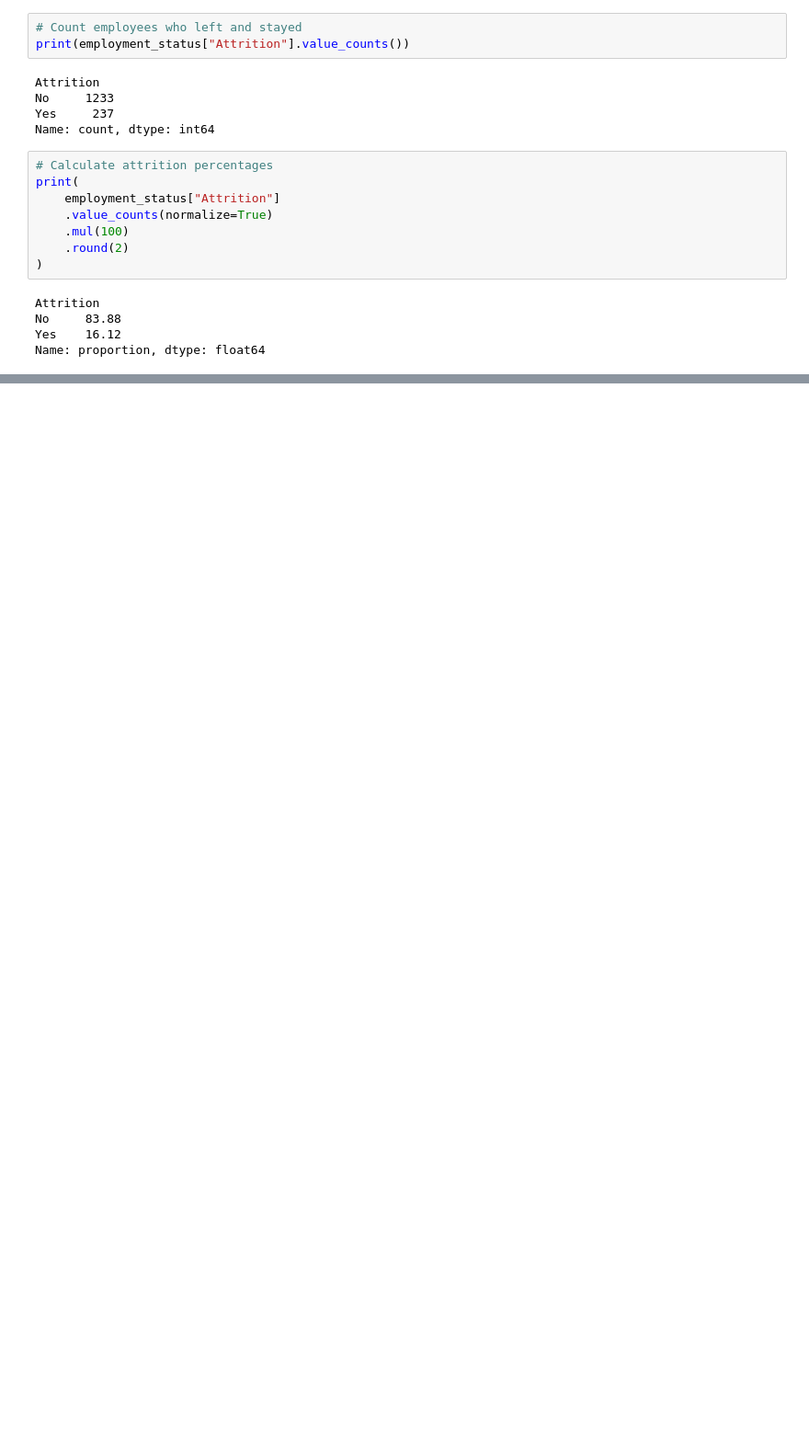
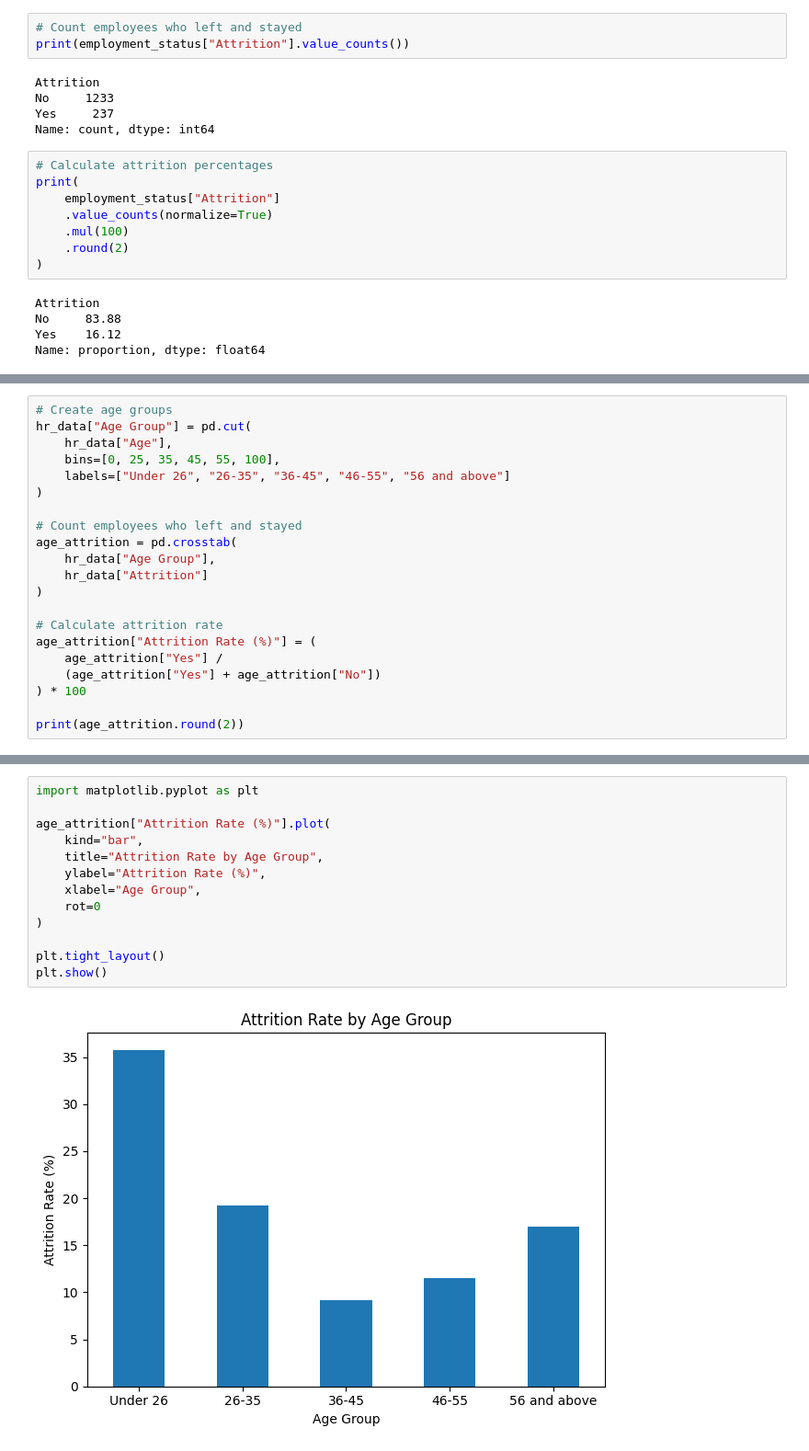
Before and after one commit to GJebres/LHUBCapstoneProject, a Jupyter notebook: CapstoneHRAnalytics.ipynb, the cells around one changed output, grey strips where cells are left out. Shown at 92% size. Saved outputs shown, nothing was run; the diff lists cells and outputs as text; blank space fills up the shorter version.

```diff
--- a/CapstoneHRAnalytics.ipynb
+++ b/CapstoneHRAnalytics.ipynb
@@ -247,0 +358,21 @@ Name: proportion, dtype: float64
+# %%
+# Create age groups
+hr_data["Age Group"] = pd.cut(
+    hr_data["Age"],
+    bins=[0, 25, 35, 45, 55, 100],
+    labels=["Under 26", "26-35", "36-45", "46-55", "56 and above"]
+)
+
+# Count employees who left and stayed
+age_attrition = pd.crosstab(
+    hr_data["Age Group"],
+    hr_data["Attrition"]
+)
+
+# Calculate attrition rate
+age_attrition["Attrition Rate (%)"] = (
+    age_attrition["Yes"] /
+    (age_attrition["Yes"] + age_attrition["No"])
+) * 100
+
+print(age_attrition.round(2))
@@ -247,0 +387,15 @@ Name: proportion, dtype: float64
+# %%
+import matplotlib.pyplot as plt
+
+age_attrition["Attrition Rate (%)"].plot(
+    kind="bar",
+    title="Attrition Rate by Age Group",
+    ylabel="Attrition Rate (%)",
+    xlabel="Age Group",
+    rot=0
+)
+
+plt.tight_layout()
+plt.show()
+# %% [output]
+[figure, added]
```
Also changed, not shown: parts of 16 cells of this notebook.
